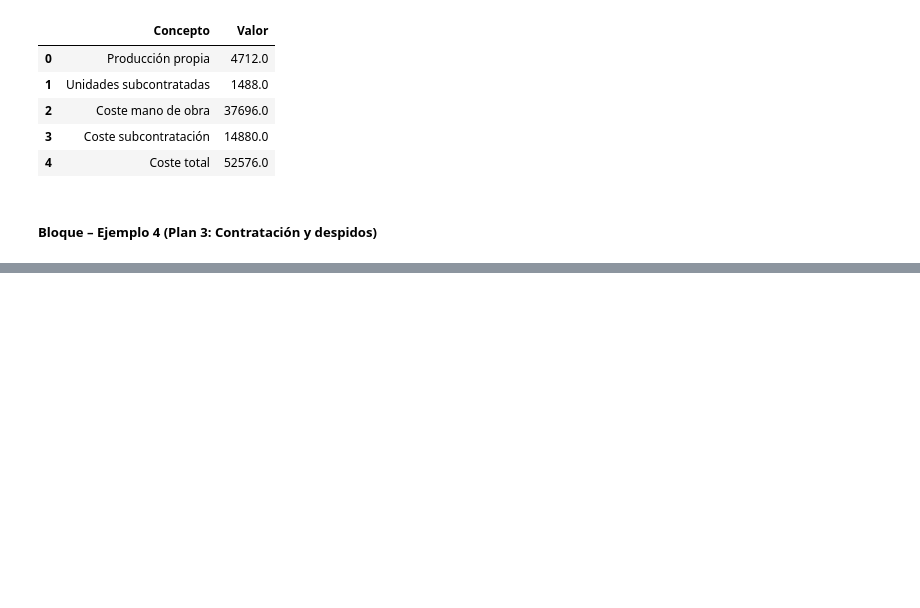
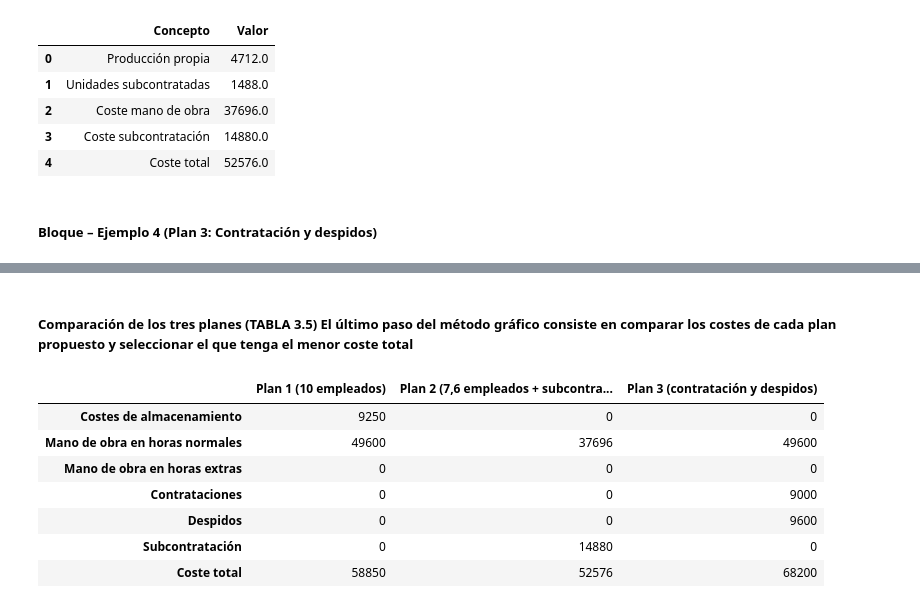
Before and after one commit to IsraelSanacato/tp-org-1-planes-agregados, a Jupyter notebook: escenarios para modificar ejemplos.ipynb, the cells around one changed output, grey strips where cells are left out. Cells and saved outputs as stored; diff of their text form; code cells hidden in the pictures; blank space fills up the shorter version.

```diff
--- a/escenarios para modificar ejemplos.ipynb
+++ b/escenarios para modificar ejemplos.ipynb
@@ -575,0 +576,57 @@ df_plan3_tabla
+# %% [markdown]
+##### Comparación de los tres planes (TABLA 3.5) El último paso del método gráfico consiste en comparar los costes de cada plan propuesto y seleccionar el que tenga el menor coste total
+# %%
+import pandas as pd
+
+def comparar_planes():
+    # Datos de cada plan (según cálculos previos)
+    plan1 = {
+        "Costes de almacenamiento": 9250,
+        "Mano de obra en horas normales": 49600,
+        "Mano de obra en horas extras": 0,
+        "Contrataciones": 0,
+        "Despidos": 0,
+        "Subcontratación": 0,
+        "Coste total": 58850
+    }
+
+    plan2 = {
+        "Costes de almacenamiento": 0,
+        "Mano de obra en horas normales": 37696,
+        "Mano de obra en horas extras": 0,
+        "Contrataciones": 0,
+        "Despidos": 0,
+        "Subcontratación": 14880,
+        "Coste total": 52576
+    }
+
+    plan3 = {
+        "Costes de almacenamiento": 0,
+        "Mano de obra en horas normales": 49600,
+        "Mano de obra en horas extras": 0,
+        "Contrataciones": 9000,
+        "Despidos": 9600,
+        "Subcontratación": 0,
+        "Coste total": 68200
+    }
+
+    # Construcción de DataFrame comparativo
+    df = pd.DataFrame({
+        "Plan 1 (10 empleados)": plan1,
+        "Plan 2 (7,6 empleados + subcontratación)": plan2,
+        "Plan 3 (contratación y despidos)": plan3
+    })
+
+    return df
+
+df_comparacion = comparar_planes()
+df_comparacion
+# %% [output]
+|  | Plan 1 (10 empleados) | Plan 2 (7,6 empleados + subcontra... | Plan 3 (contratación y despidos) |
+| Costes de almacenamiento | 9250 | 0 | 0 |
+| Mano de obra en horas normales | 49600 | 37696 | 49600 |
+| Mano de obra en horas extras | 0 | 0 | 0 |
+| Contrataciones | 0 | 0 | 9000 |
+| Despidos | 0 | 0 | 9600 |
+| Subcontratación | 0 | 14880 | 0 |
+| Coste total | 58850 | 52576 | 68200 |
```
Also changed, not shown: parts of 4 cells of this notebook.
